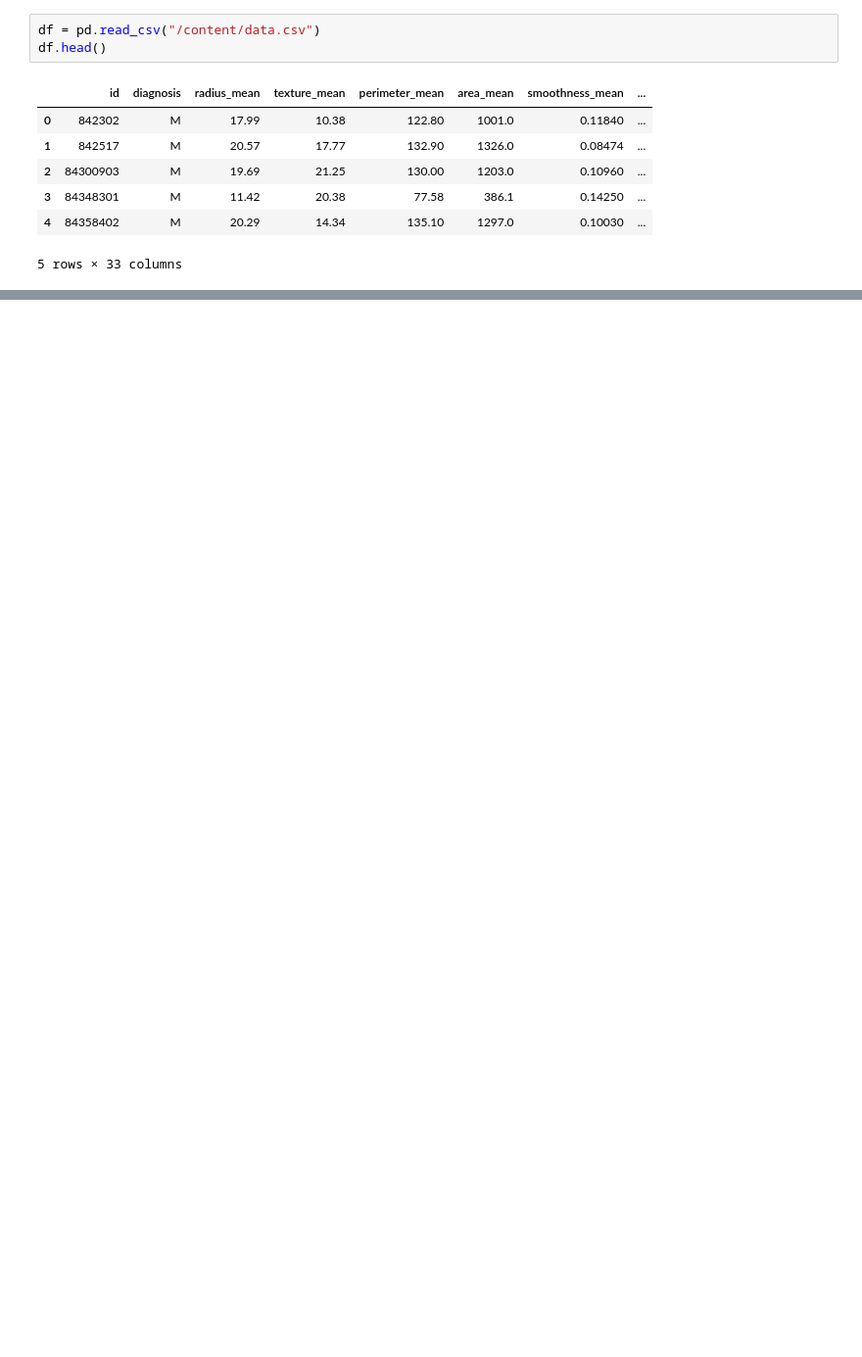
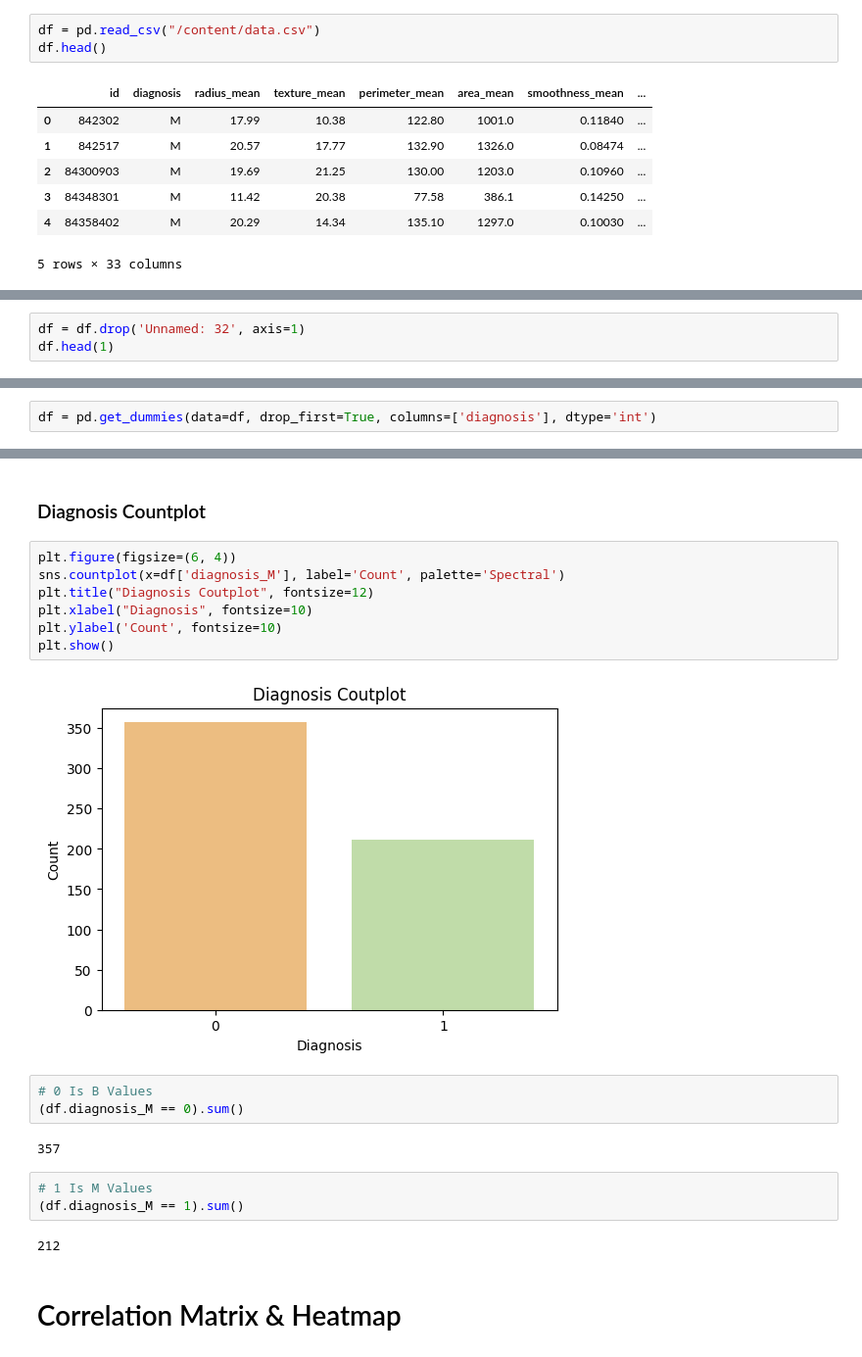
Before and after one commit to mohammadreza-mohammadi94/DataAnalysis-And-MachineLearning, a Jupyter notebook: 4. Public Health and Safety/Breast Cancer Wisconsin (Diagnostic) Data Set/Breast_Cancer.ipynb, the cells around one changed output, grey strips where cells are left out. Shown at 98% size. Saved outputs shown, nothing was run; the diff lists cells and outputs as text; blank space fills up the shorter version.

```diff
--- a/4. Public Health and Safety/Breast Cancer Wisconsin (Diagnostic) Data Set/Breast_Cancer.ipynb
+++ b/4. Public Health and Safety/Breast Cancer Wisconsin (Diagnostic) Data Set/Breast_Cancer.ipynb
@@ -48,0 +563,3 @@ df.head()
+# %%
+df = df.drop('Unnamed: 32', axis=1)
+df.head(1)
@@ -48,0 +590,2 @@ df.head()
+# %%
+df = pd.get_dummies(data=df, drop_first=True, columns=['diagnosis'], dtype='int')
@@ -48,0 +598,23 @@ df.head()
+# %% [markdown]
+### Diagnosis Countplot
+# %%
+plt.figure(figsize=(6, 4))
+sns.countplot(x=df['diagnosis_M'], label='Count', palette='Spectral')
+plt.title("Diagnosis Coutplot", fontsize=12)
+plt.xlabel("Diagnosis", fontsize=10)
+plt.ylabel('Count', fontsize=10)
+plt.show()
+# %% [output]
+[figure, added]
+# %%
+# 0 Is B Values
+(df.diagnosis_M == 0).sum()
+# %% [output]
+357
+# %%
+# 1 Is M Values
+(df.diagnosis_M == 1).sum()
+# %% [output]
+212
+# %% [markdown]
+# Correlation Matrix & Heatmap
```
Also changed, not shown: parts of 67 cells of this notebook.
